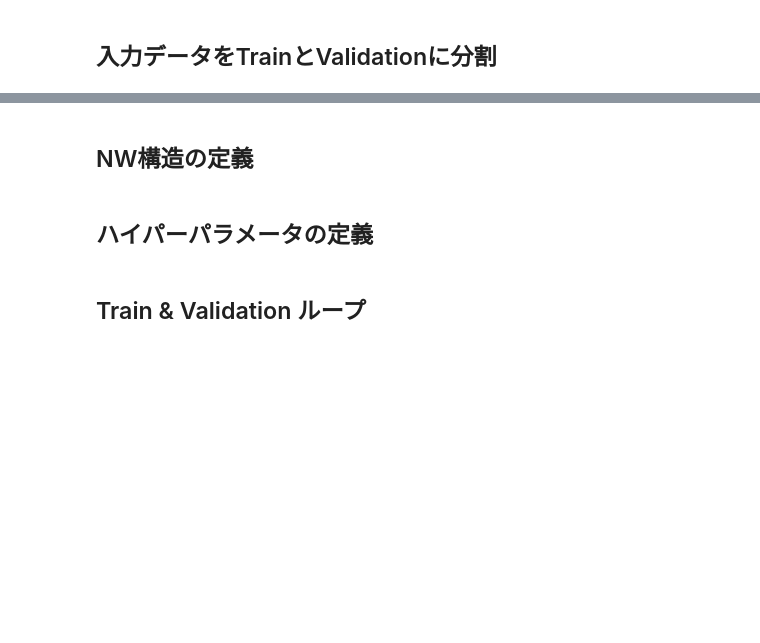
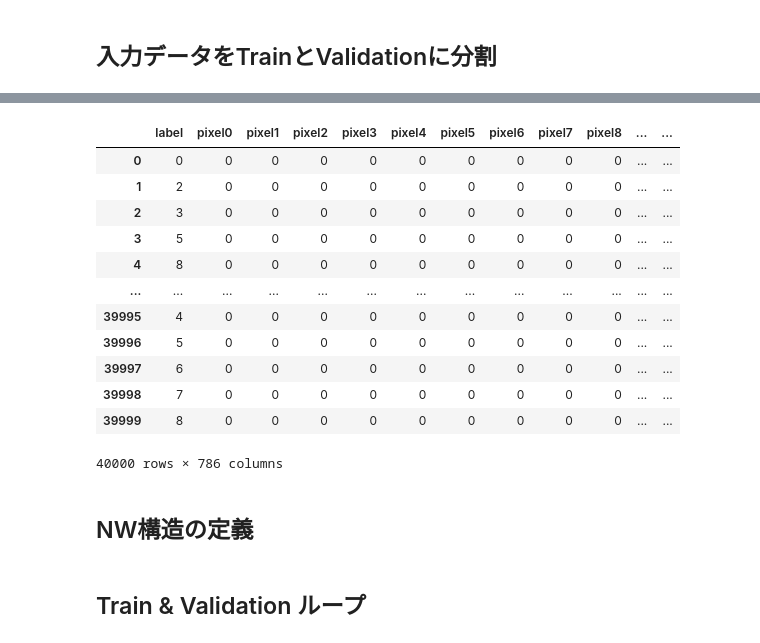
Before and after one commit to OgOg-0128/KannadaMNIST, a Jupyter notebook: kannada-mnist.ipynb, the cells around one changed output, grey strips where cells are left out. Saved outputs shown, nothing was run; the diff lists cells and outputs as text; code cells hidden in the pictures; blank space fills up the shorter version.

```diff
--- a/kannada-mnist.ipynb
+++ b/kannada-mnist.ipynb
@@ -9,4 +96,18 @@
+# %%
+X_train
+# %% [output]
+|  | label | pixel0 | pixel1 | pixel2 | pixel3 | pixel4 | pixel5 | pixel6 | pixel7 | pixel8 | ... | ... |
+| 0 | 0 | 0 | 0 | 0 | 0 | 0 | 0 | 0 | 0 | 0 | ... | ... |
+| 1 | 2 | 0 | 0 | 0 | 0 | 0 | 0 | 0 | 0 | 0 | ... | ... |
+| 2 | 3 | 0 | 0 | 0 | 0 | 0 | 0 | 0 | 0 | 0 | ... | ... |
+| 3 | 5 | 0 | 0 | 0 | 0 | 0 | 0 | 0 | 0 | 0 | ... | ... |
+| 4 | 8 | 0 | 0 | 0 | 0 | 0 | 0 | 0 | 0 | 0 | ... | ... |
+| ... | ... | ... | ... | ... | ... | ... | ... | ... | ... | ... | ... | ... |
+| 39995 | 4 | 0 | 0 | 0 | 0 | 0 | 0 | 0 | 0 | 0 | ... | ... |
+| 39996 | 5 | 0 | 0 | 0 | 0 | 0 | 0 | 0 | 0 | 0 | ... | ... |
+| 39997 | 6 | 0 | 0 | 0 | 0 | 0 | 0 | 0 | 0 | 0 | ... | ... |
+| 39998 | 7 | 0 | 0 | 0 | 0 | 0 | 0 | 0 | 0 | 0 | ... | ... |
+| 39999 | 8 | 0 | 0 | 0 | 0 | 0 | 0 | 0 | 0 | 0 | ... | ... |
+40000 rows × 786 columns
 # %% [markdown]
 ## NW構造の定義
-# %% [markdown]
-## ハイパーパラメータの定義
```
Also changed, not shown: parts of 12 cells of this notebook.
